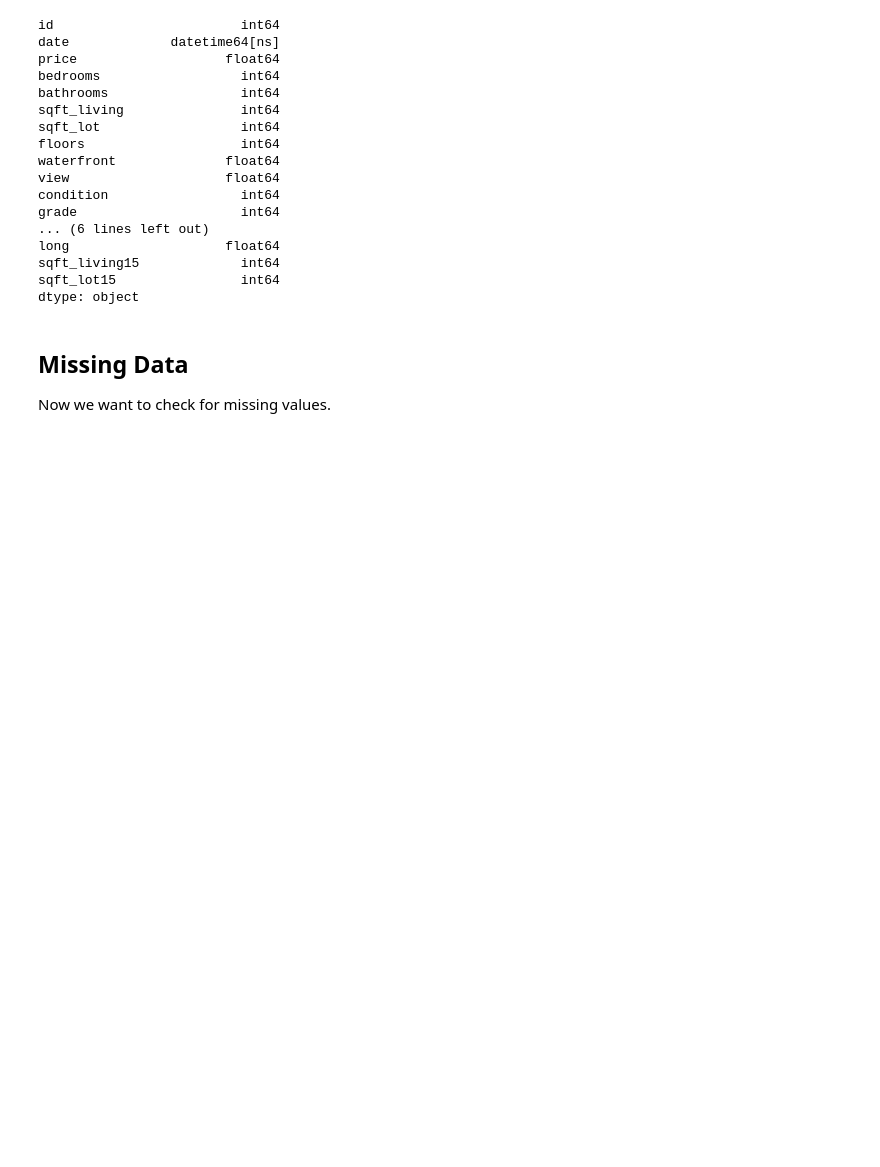
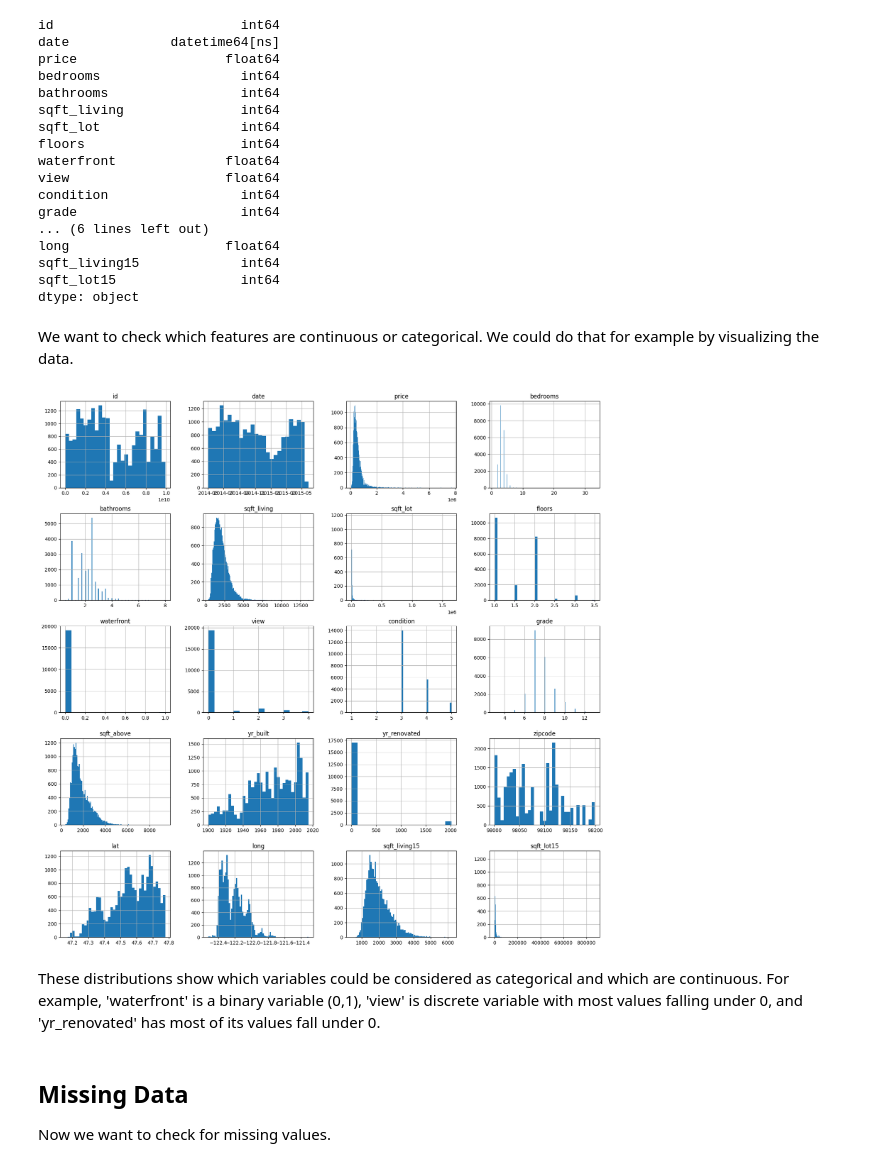
Before and after one commit to rkomitova/EDA-Project, a Jupyter notebook: EDA.ipynb, the cells around one changed output. Cells and saved outputs as stored; diff of their text form; code cells hidden in the pictures; blank space fills up the shorter version.

```diff
--- a/EDA.ipynb
+++ b/EDA.ipynb
@@ -255,6 +255,15 @@ long                    float64
 sqft_living15             int64
 sqft_lot15                int64
 dtype: object
+# %% [markdown]
+We want to check which features are continuous or categorical. We could do that for example by visualizing the data.
+# %%
+# distribution of the data and histogram of each numerical feature
+df.hist(bins = "auto", figsize = (20,20));
+# %% [output]
+[figure, added]
+# %% [markdown]
+These distributions show which variables could be considered as categorical and which are continuous. For example, 'waterfront' is a binary variable (0,1), 'view' is discrete variable with most values falling under 0, and 'yr_renovated' has most of its values fall under 0.
 # %% [markdown]
 ## Missing Data
 
```
Also changed, not shown: parts of 2 cells of this notebook.
